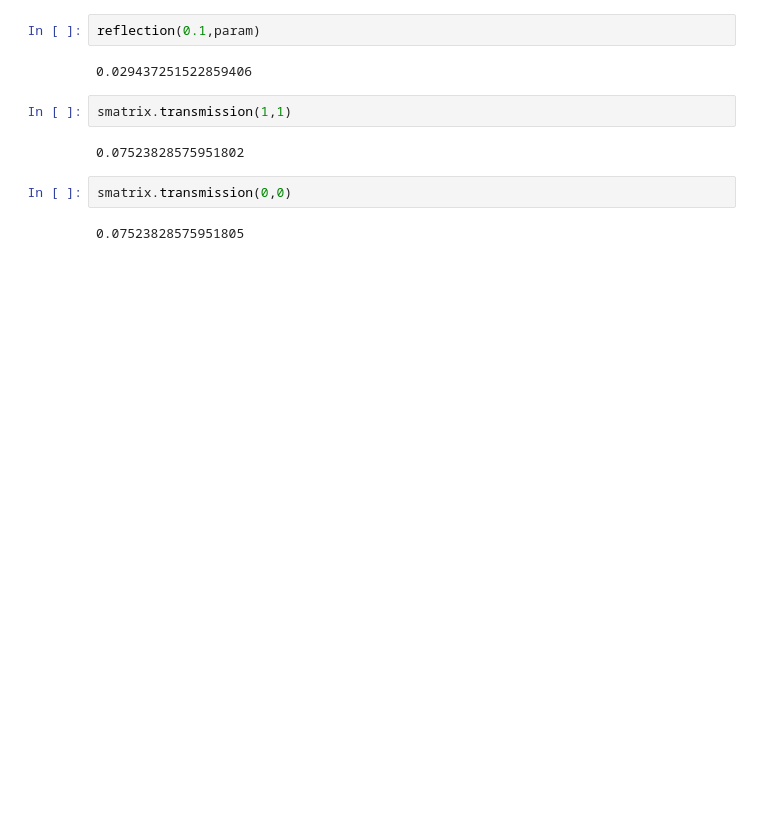
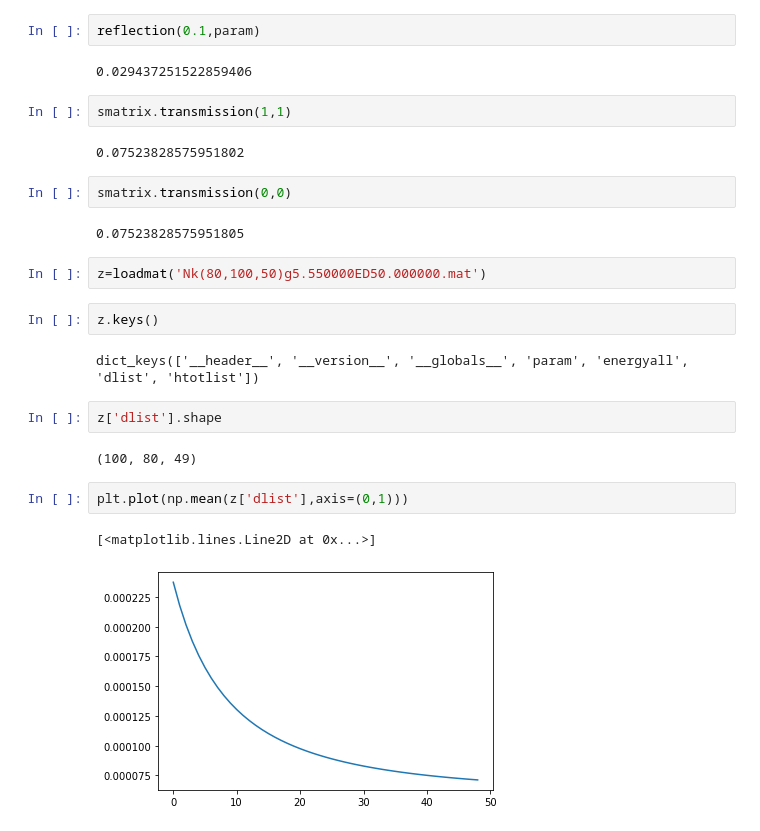
Before and after one commit to hainingpan/AlEuS, a Jupyter notebook: Untitled.ipynb, the cells around one changed output. Saved outputs shown, nothing was run; the diff lists cells and outputs as text; blank space fills up the shorter version.

```diff
--- a/Untitled.ipynb
+++ b/Untitled.ipynb
@@ -161,3 +161,18 @@ smatrix.transmission(1,1)
 smatrix.transmission(0,0)
 # %% [output]
 0.07523828575951805
+# %%
+z=loadmat('Nk(80,100,50)g5.550000ED50.000000.mat')
+# %%
+z.keys()
+# %% [output]
+dict_keys(['__header__', '__version__', '__globals__', 'param', 'energyall', 'dlist', 'htotlist'])
+# %%
+z['dlist'].shape
+# %% [output]
+(100, 80, 49)
+# %%
+plt.plot(np.mean(z['dlist'],axis=(0,1)))
+# %% [output]
+[<matplotlib.lines.Line2D at 0x...>]
+[figure, added]
```
Also changed, not shown: parts of 2 cells of this notebook, 6 other files.
